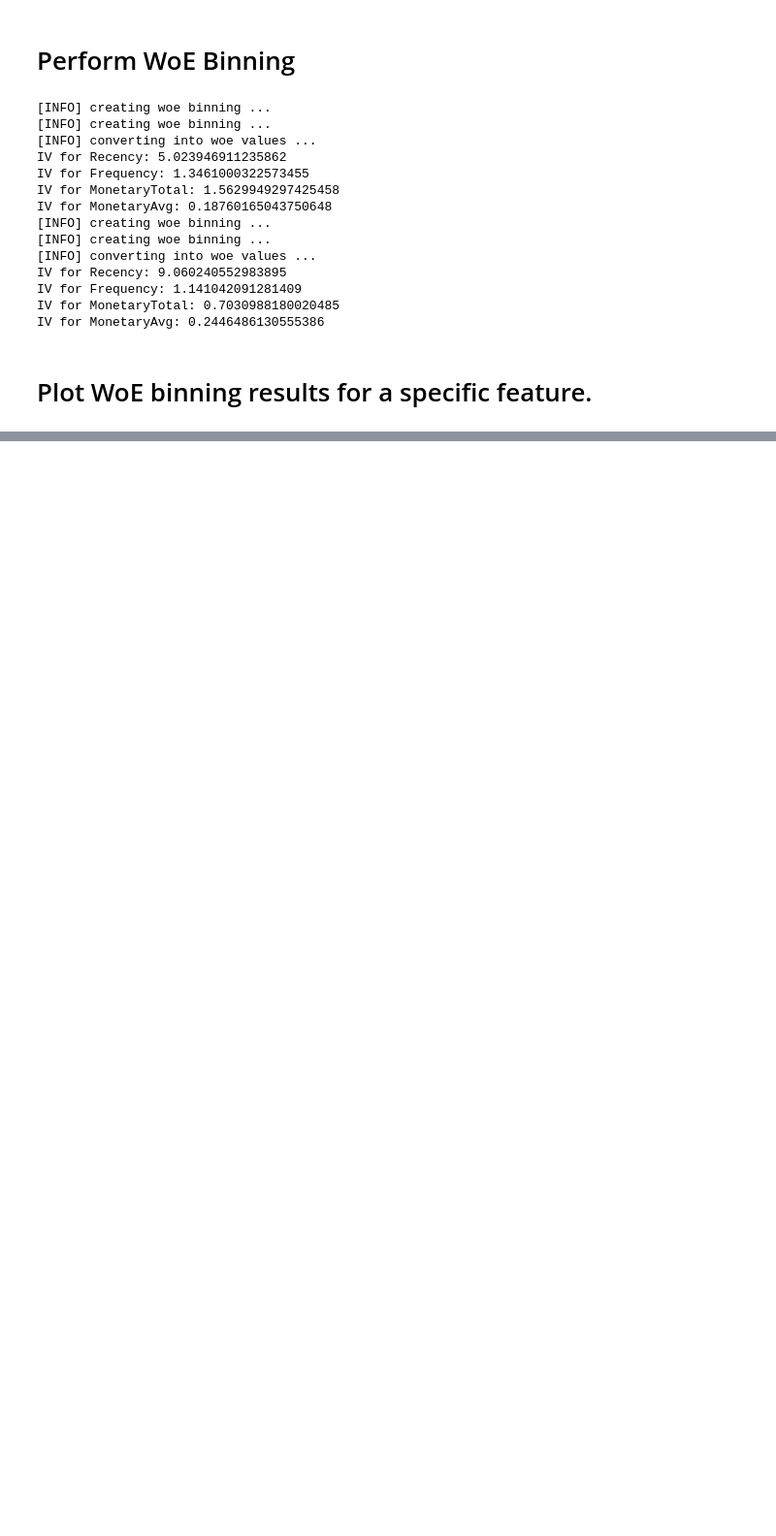
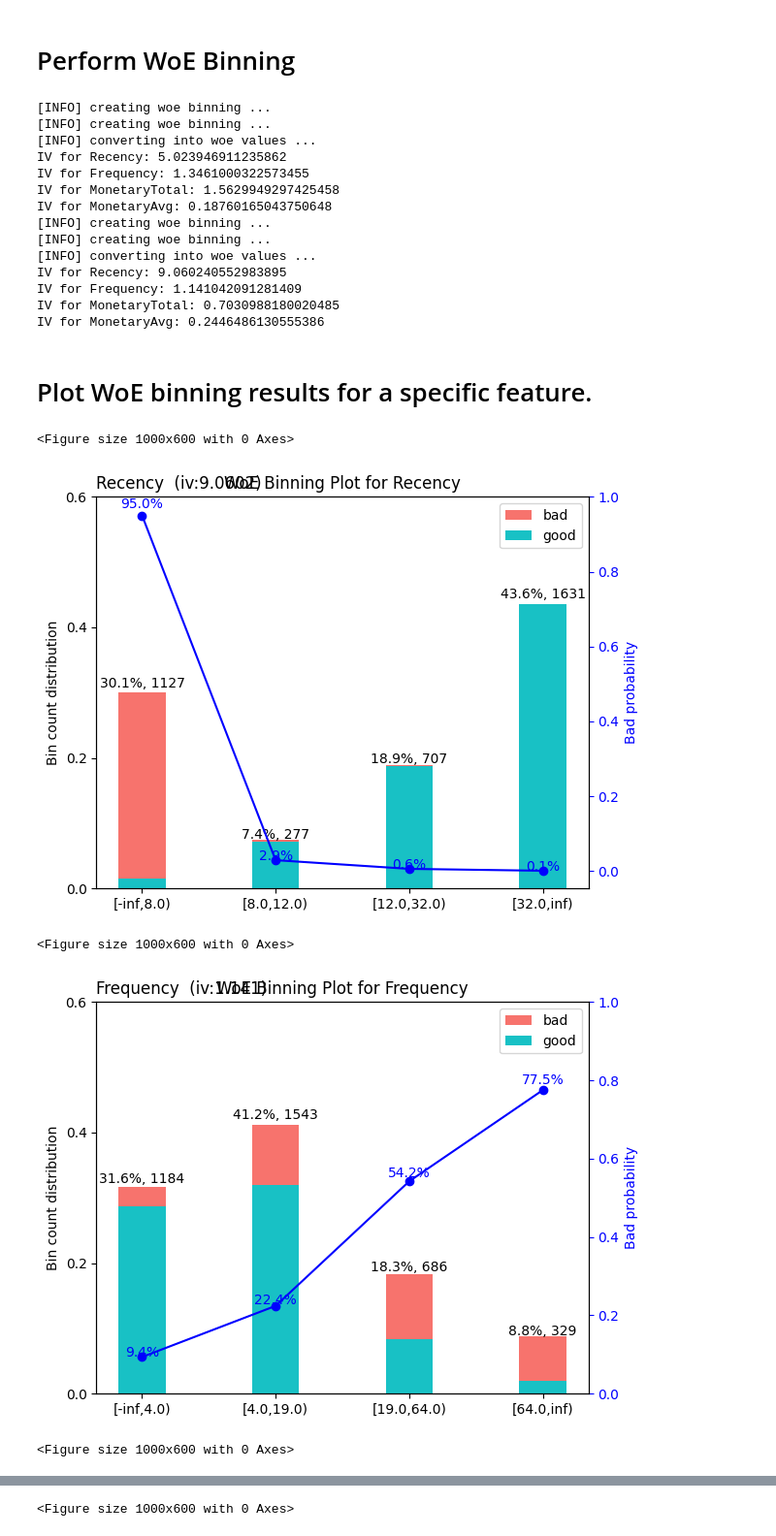
Before and after one commit to nebiyu-getachew/bati-bank-credit-scoring, a Jupyter notebook: notebooks/task_3.ipynb, the cells around one changed output, grey strips where cells are left out. Shown at 97% size. Saved outputs shown, nothing was run; the diff lists cells and outputs as text; code cells hidden in the pictures; blank space fills up the shorter version.

Commit message:
Weight of Evidence (WoE) binning

```diff
--- a/notebooks/task_3.ipynb
+++ b/notebooks/task_3.ipynb
@@ -344,3 +344,13 @@ IV for MonetaryTotal: 0.7030988180020485
 IV for MonetaryAvg: 0.2446486130555386
 # %% [markdown]
 # Plot WoE binning results for a specific feature.
+# %%
+# Plot WoE binning results
+for feature in features_for_woe:
+    plot_woe_binning(bins, feature)
+# %% [output]
+<Figure size 1000x600 with 0 Axes>
+[figure, added]
+<Figure size 1000x600 with 0 Axes>
+[figure, added]
+<Figure size 1000x600 with 0 Axes>
@@ -346,0 +358 @@ IV for MonetaryAvg: 0.2446486130555386
+<Figure size 1000x600 with 0 Axes>
```
Also changed, not shown: parts of 2 cells of this notebook, 1 other file.
